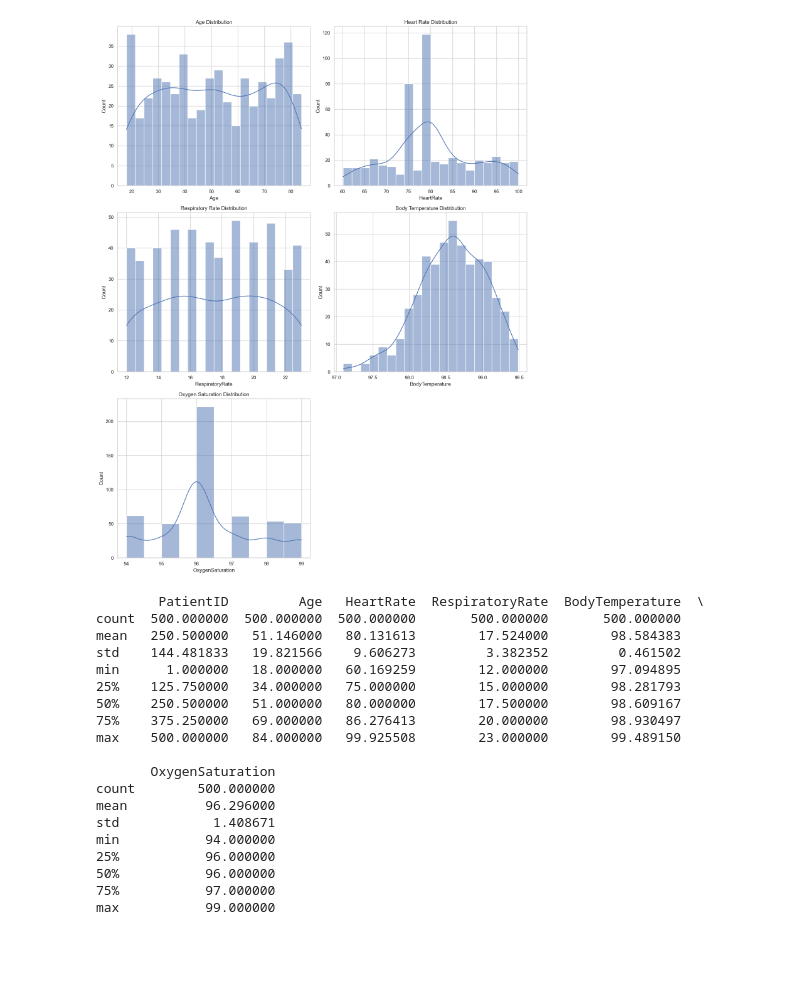
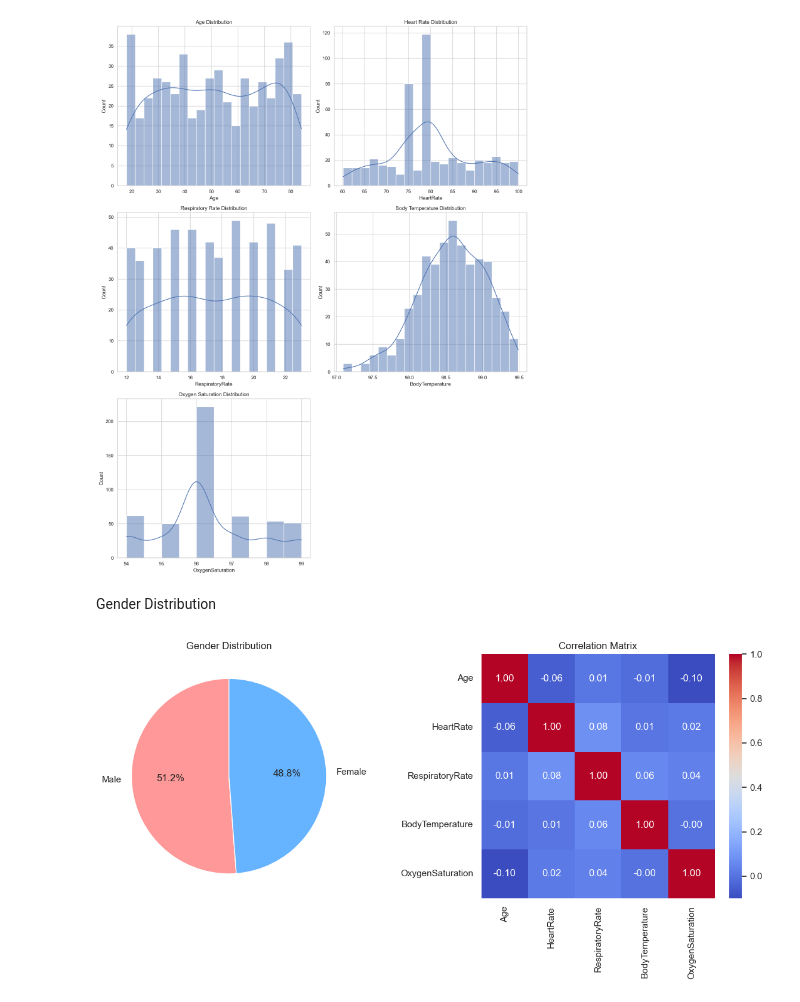
Before and after one commit to Manu-Abuya/Health-Monitoring-and-Analysis, a Jupyter notebook: notebook/health_monitoring_analysis.ipynb, the cells around one changed output. Saved outputs shown, nothing was run; the diff lists cells and outputs as text; code cells hidden in the pictures; blank space fills up the shorter version.

Commit message:
Gender Distribution

```diff
--- a/notebook/health_monitoring_analysis.ipynb
+++ b/notebook/health_monitoring_analysis.ipynb
@@ -140,25 +162,27 @@ plt.tight_layout()
 plt.show()
 # %% [output]
 [figure]
-# %%
-print(summary_stats)
-# %% [output]
-        PatientID         Age   HeartRate  RespiratoryRate  BodyTemperature  \
-count  500.000000  500.000000  500.000000       500.000000       500.000000
-mean   250.500000   51.146000   80.131613        17.524000        98.584383
-std    144.481833   19.821566    9.606273         3.382352         0.461502
-min      1.000000   18.000000   60.169259        12.000000        97.094895
-25%    125.750000   34.000000   75.000000        15.000000        98.281793
-50%    250.500000   51.000000   80.000000        17.500000        98.609167
-75%    375.250000   69.000000   86.276413        20.000000        98.930497
-max    500.000000   84.000000   99.925508        23.000000        99.489150
-
-       OxygenSaturation
-count        500.000000
-mean          96.296000
-std            1.408671
-min           94.000000
-25%           96.000000
-50%           96.000000
-75%           97.000000
-max           99.000000
+# %% [markdown]
+Gender Distribution
+# %%
+gender_counts = health_data['Gender'].value_counts()
+# %%
+# Calculate the Correlation Matrix for numerical health metrics
+correlation_matrix = health_data[['Age', 'HeartRate', 'RespiratoryRate', 'BodyTemperature', 'OxygenSaturation']].corr()
+
+# Plotting the findings
+fig, axes = plt.subplots(1, 2, figsize=(12, 6))
+
+# Gender distribution plot
+gender_counts.plot(kind='pie', ax=axes[0], autopct='%1.1f%%', startangle=90, colors=['#ff9999','#66b3ff'])
+axes[0].set_ylabel('')
+axes[0].set_title('Gender Distribution')
+
+# Correlation Matrix plot
+sns.heatmap(correlation_matrix, ax=axes[1], annot=True, fmt=".2f", cmap='coolwarm')
+axes[1].set_title('Correlation Matrix')
+
+plt.tight_layout()
+plt.show()
+# %% [output]
+[figure, added]
```
Also changed, not shown: parts of 2 cells of this notebook.
